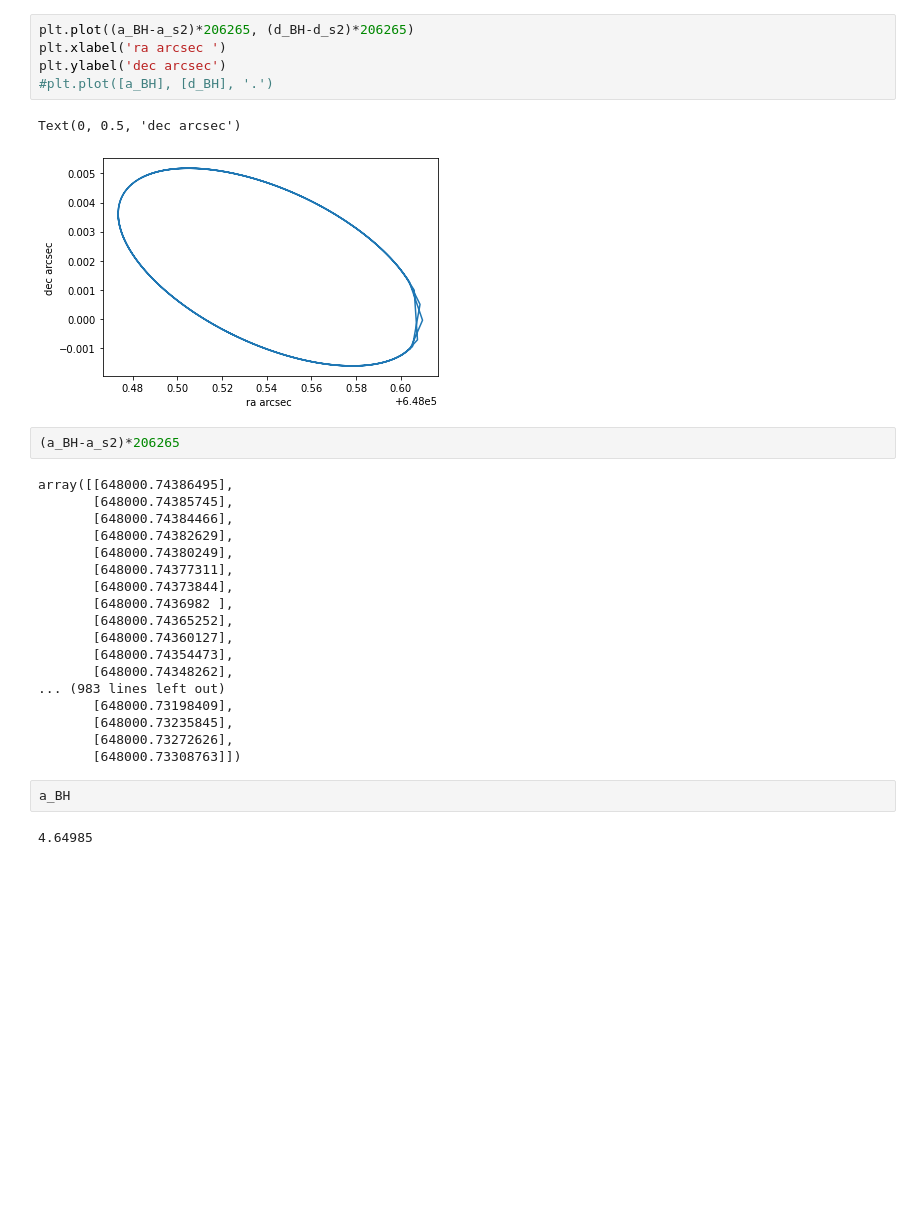
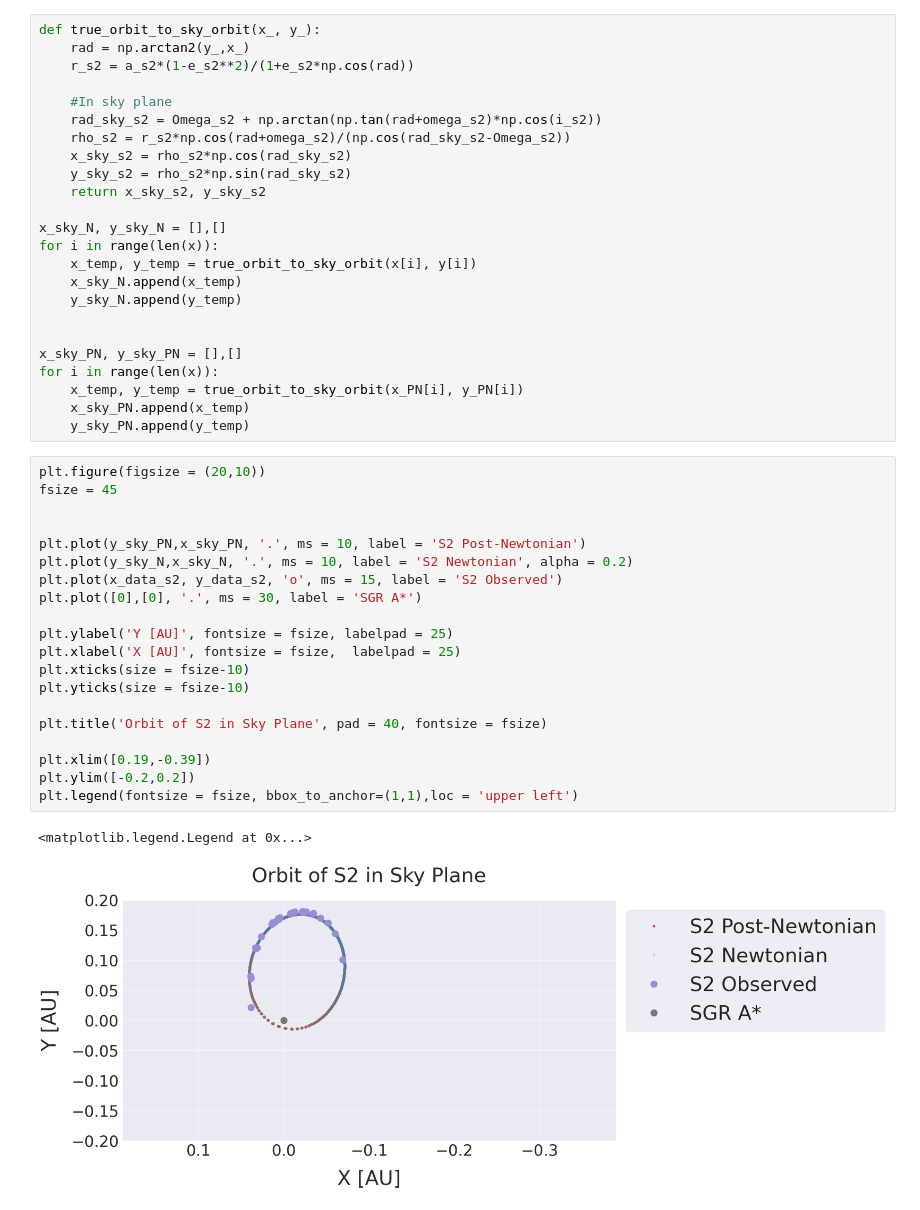
Before and after one commit to OlineRanum/StellarDynamics, a Jupyter notebook: PlotOrbit.ipynb, the cells around one changed output. Cells and saved outputs as stored; diff of their text form; blank space fills up the shorter version.

```diff
--- a/PlotOrbit.ipynb
+++ b/PlotOrbit.ipynb
@@ -227,32 +160,47 @@ NameError: name 'z_s2' is not defined
-# %%
-plt.plot((a_BH-a_s2)*206265, (d_BH-d_s2)*206265)
-plt.xlabel('ra arcsec ')
-plt.ylabel('dec arcsec')
-#plt.plot([a_BH], [d_BH], '.')
-# %% [output]
-Text(0, 0.5, 'dec arcsec')
-[figure, removed]
-# %%
-(a_BH-a_s2)*206265
-# %% [output]
-array([[648000.74386495],
-       [648000.74385745],
-       [648000.74384466],
-       [648000.74382629],
-       [648000.74380249],
-       [648000.74377311],
-       [648000.74373844],
-       [648000.7436982 ],
-       [648000.74365252],
-       [648000.74360127],
-       [648000.74354473],
-       [648000.74348262],
-... (983 lines left out)
-       [648000.73198409],
-       [648000.73235845],
-       [648000.73272626],
-       [648000.73308763]])
-# %%
-a_BH
-# %% [output]
-4.64985
+# %%
+def true_orbit_to_sky_orbit(x_, y_):
+    rad = np.arctan2(y_,x_)
+    r_s2 = a_s2*(1-e_s2**2)/(1+e_s2*np.cos(rad))
+
+    #In sky plane
+    rad_sky_s2 = Omega_s2 + np.arctan(np.tan(rad+omega_s2)*np.cos(i_s2))
+    rho_s2 = r_s2*np.cos(rad+omega_s2)/(np.cos(rad_sky_s2-Omega_s2))
+    x_sky_s2 = rho_s2*np.cos(rad_sky_s2)
+    y_sky_s2 = rho_s2*np.sin(rad_sky_s2)
+    return x_sky_s2, y_sky_s2
+
+x_sky_N, y_sky_N = [],[]
+for i in range(len(x)):
+    x_temp, y_temp = true_orbit_to_sky_orbit(x[i], y[i])
+    x_sky_N.append(x_temp)
+    y_sky_N.append(y_temp)
+
+
+x_sky_PN, y_sky_PN = [],[]
+for i in range(len(x)):
+    x_temp, y_temp = true_orbit_to_sky_orbit(x_PN[i], y_PN[i])
+    x_sky_PN.append(x_temp)
+    y_sky_PN.append(y_temp)
+# %%
+plt.figure(figsize = (20,10))
+fsize = 45
+
+
+plt.plot(y_sky_PN,x_sky_PN, '.', ms = 10, label = 'S2 Post-Newtonian')
+plt.plot(y_sky_N,x_sky_N, '.', ms = 10, label = 'S2 Newtonian', alpha = 0.2)
+plt.plot(x_data_s2, y_data_s2, 'o', ms = 15, label = 'S2 Observed')
+plt.plot([0],[0], '.', ms = 30, label = 'SGR A*')
+
+plt.ylabel('Y [AU]', fontsize = fsize, labelpad = 25)
+plt.xlabel('X [AU]', fontsize = fsize,  labelpad = 25)
+plt.xticks(size = fsize-10)
+plt.yticks(size = fsize-10)
+
+plt.title('Orbit of S2 in Sky Plane', pad = 40, fontsize = fsize)
+
+plt.xlim([0.19,-0.39])
+plt.ylim([-0.2,0.2])
+plt.legend(fontsize = fsize, bbox_to_anchor=(1,1),loc = 'upper left')
+# %% [output]
+<matplotlib.legend.Legend at 0x...>
+[figure, added]
```
Also changed, not shown: parts of 15 cells of this notebook.
